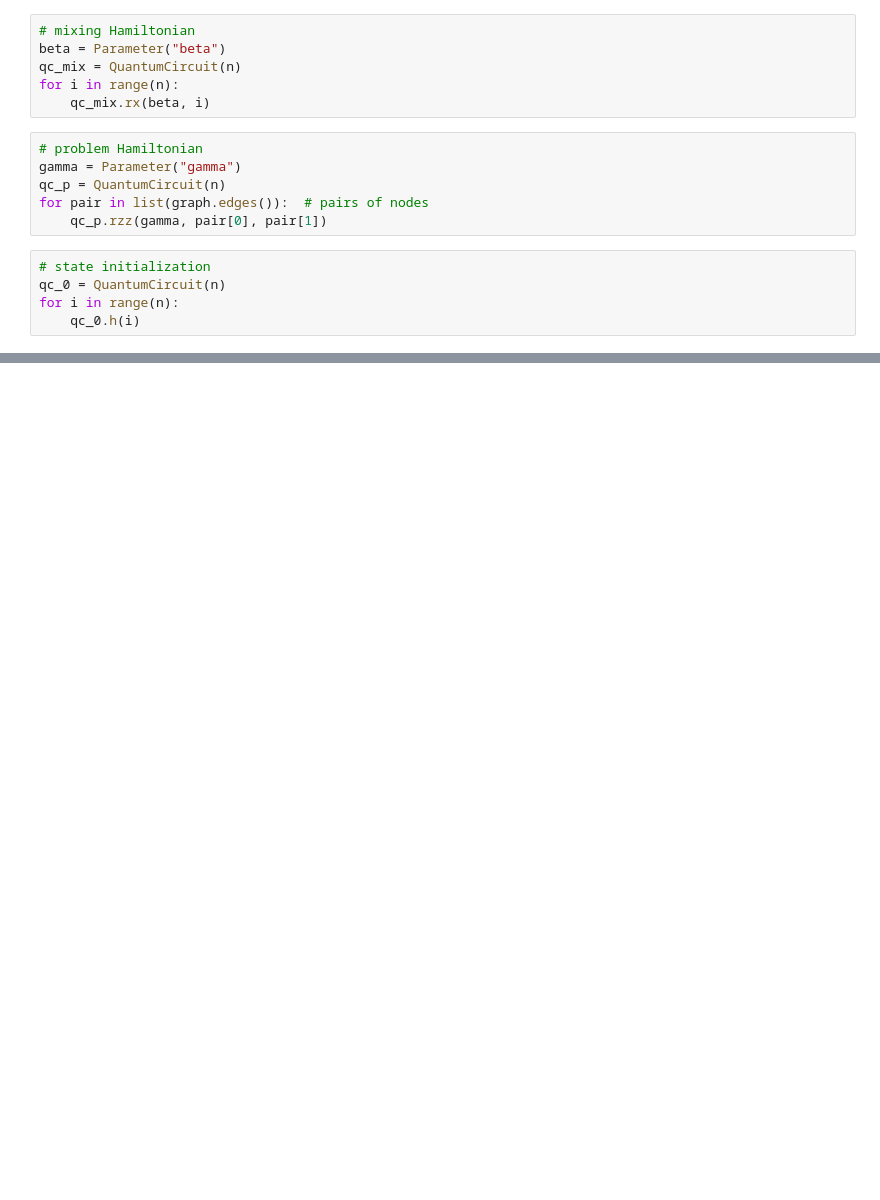
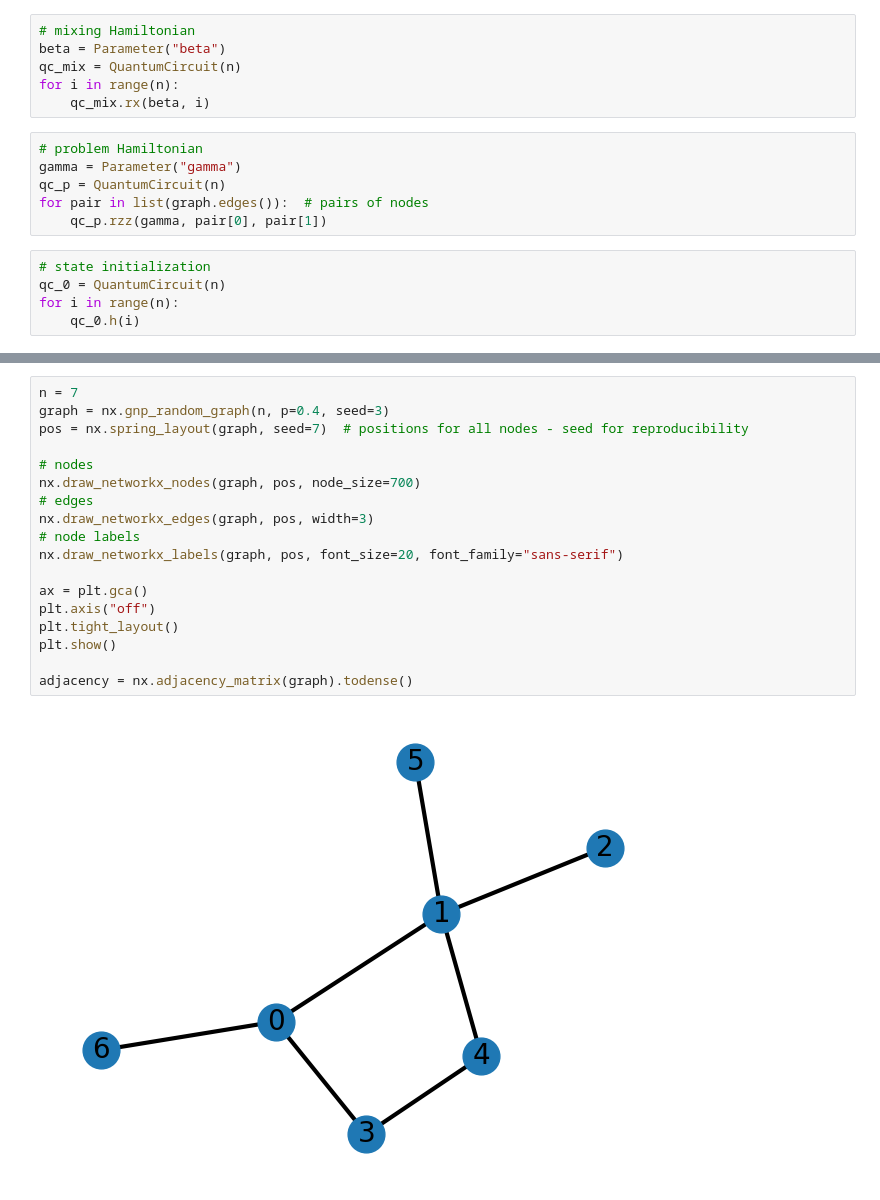
Before and after one commit to LINKS-Foundation-CPE/Hes-SO-quantum-course-2025, a Jupyter notebook: QAOA_qiskit.ipynb, the cells around one changed output, grey strips where cells are left out. Saved outputs shown, nothing was run; the diff lists cells and outputs as text; blank space fills up the shorter version.

```diff
--- a/QAOA_qiskit.ipynb
+++ b/QAOA_qiskit.ipynb
@@ -168,0 +436,20 @@ plot_histogram(counts, sort='value_desc')
+# %%
+n = 7
+graph = nx.gnp_random_graph(n, p=0.4, seed=3)
+pos = nx.spring_layout(graph, seed=7)  # positions for all nodes - seed for reproducibility
+
+# nodes
+nx.draw_networkx_nodes(graph, pos, node_size=700)
+# edges
+nx.draw_networkx_edges(graph, pos, width=3)
+# node labels
+nx.draw_networkx_labels(graph, pos, font_size=20, font_family="sans-serif")
+
+ax = plt.gca()
+plt.axis("off")
+plt.tight_layout()
+plt.show()
+
+adjacency = nx.adjacency_matrix(graph).todense()
+# %% [output]
+[figure, added]
```
Also changed, not shown: parts of 54 cells of this notebook, 1 other file.
